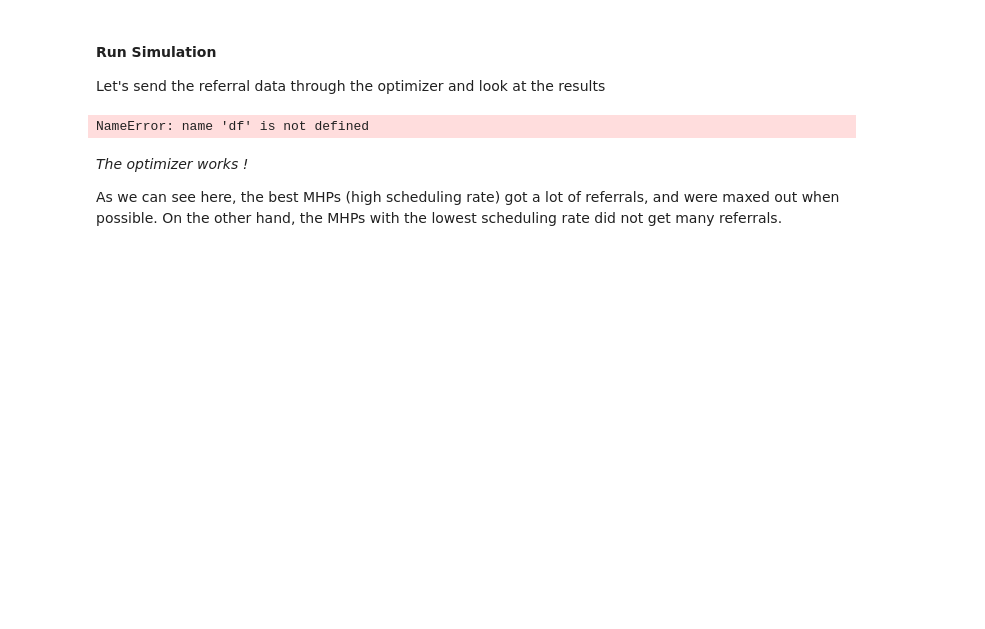
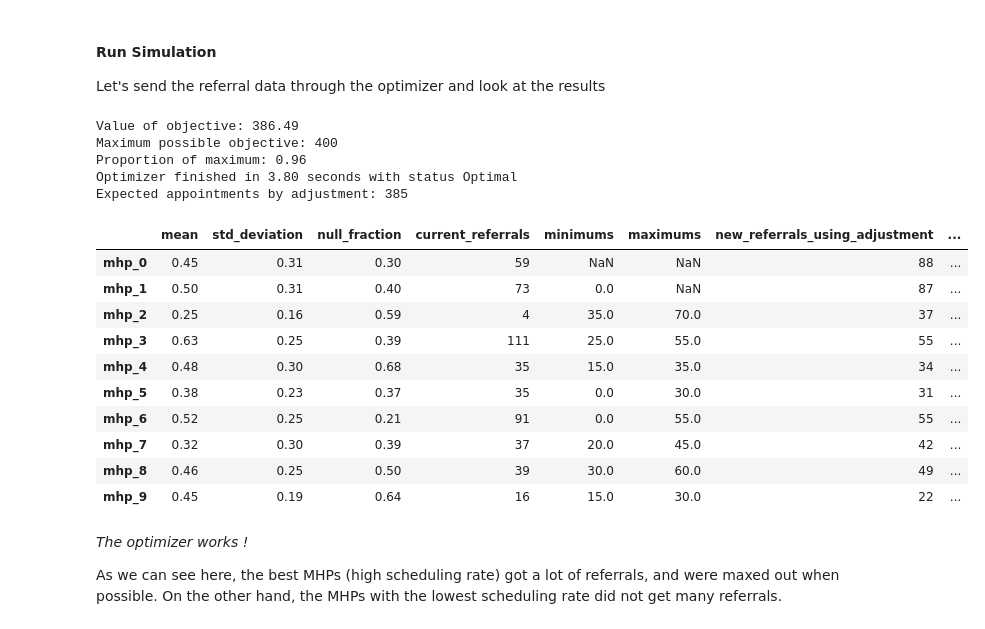
Before and after one commit to ratish-dalvi/contextual-MAB, a Jupyter notebook: matching.ipynb, the cells around one changed output. Cells and saved outputs as stored; diff of their text form; code cells hidden in the pictures; blank space fills up the shorter version.

```diff
--- a/matching.ipynb
+++ b/matching.ipynb
@@ -460,42 +472,63 @@ def run_linear_optimization(df, maximums, minimums):
 
 Let's send the referral data through the optimizer and look at the results
 # %%
-def run_simulation(df, mhps):
+def train(df, mhps, compute_adjustments, verbose=True):
     n_referrals, n_mhps = df.shape
     minimums = [mhp.minimum for mhp in mhps]
     maximums = [mhp.maximum for mhp in mhps]
 
-    adjustment, assignment = run_linear_optimization(df, maximums, minimums)
-    assign = [mhps[j].name  for i in range(n_referrals) for j in range(n_mhps) if assignment[i, j].varValue == 1]
-    assigned_score = [df.loc[i, mhps[j].name]
-                      for i in range(n_referrals) for j in range(n_mhps) if assignment[i, j].varValue == 1]
+    solver = run_linear_optimization(df, maximums, minimums, compute_adjustments, verbose)
+    df_results = get_summary_df(df, mhps)
 
-    df_results = get_summary_df(df)
-    df_results["new_referrals_using_assignment"] = pd.value_counts(assign)
-    df_results['adjustment'] = adjustment
+    if compute_adjustments:
+        df_new = df.copy(deep=True)
+        for i in range(n_mhps):
+            col = mhps[i].name
+            df_new[col] = (df_new[col] + solver.adjustment[i])
 
-    df_new = df.copy(deep=True)
-    for i in range(n_mhps):
-        col = mhps[i].name
-        df_new[col] = (df_new[col] + adjustment[i])
+        exp_appts = 0
+        for i in range(n_referrals):
+            row = df_new.iloc[i]
+            idxmax_adjusted = row.idxmax()
+            exp_appts += df[idxmax_adjusted].iloc[i]
 
-    # df_results['new_referrals_using_adjustment'] = df_new.idxmax(axis=1).value_counts()
-    exp_appts_by_adjustment = 0
-    for i in range(n_referrals):
-        idxmax_adjusted = df_new.idxmax(axis=1).loc[i]
-        exp_appts_by_adjustment += df.loc[i, idxmax_adjusted]
+        if verbose:
+            print("Expected appointments by adjustment: %d" % exp_appts)
+        df_results['new_referrals_using_adjustment'] = df_new.idxmax(axis=1).value_counts()
+        df_results['adjustment'] = pd.Series({mhps[i].name: solver.adjustment[i] for i in range(n_mhps)})
 
-    print("\nExpected appointments by assignment: %d" % sum(assigned_score))
-    print("Expected appointments by adjustment: %d" % exp_appts_by_adjustment)
+    else:
+
+        assigned_score = [df.iloc[i, solver.assignment[i]] for i in range(n_referrals)]
+        exp_appts = sum(assigned_score)
+        df_results["new_referrals_using_assignment"] = pd.value_counts(solver.assignment)
+        if verbose:
+            print("Expected appointments by assignment: %d" % exp_appts)
+
+    solver.expected_appointments = exp_appts
+    return df_results, solver
 
     # Note - the new counts of referrals using adjustment should be exactly the same
     # as the counts with assignment (decision variable), because assignment of a referral
     # happens to the MHP with maximum `score + adjustment` for the given referral
 
-
-    # df_vol['new_referrals_using_adjustment'] = df_new.idxmax(axis=1).value_counts()
-    # df_vol[['minimums', 'maximums', 'current_referrals', 'new_referrals_using_assignment', 'adjustment']]
-
-df_results = run_simulation(df, mhps)
+df, mhps = generate_data(n_referrals=500, n_mhps=10)
+df_results, solver = train(df, mhps, compute_adjustments=True)
+df_results
 # %% [output]
-NameError: name 'df' is not defined
+Value of objective: 386.49
+Maximum possible objective: 400
+Proportion of maximum: 0.96
+Optimizer finished in 3.80 seconds with status Optimal
+Expected appointments by adjustment: 385
+|  | mean | std_deviation | null_fraction | current_referrals | minimums | maximums | new_referrals_using_adjustment | ... |
+| mhp_0 | 0.45 | 0.31 | 0.30 | 59 | NaN | NaN | 88 | ... |
+| mhp_1 | 0.50 | 0.31 | 0.40 | 73 | 0.0 | NaN | 87 | ... |
+| mhp_2 | 0.25 | 0.16 | 0.59 | 4 | 35.0 | 70.0 | 37 | ... |
+| mhp_3 | 0.63 | 0.25 | 0.39 | 111 | 25.0 | 55.0 | 55 | ... |
+| mhp_4 | 0.48 | 0.30 | 0.68 | 35 | 15.0 | 35.0 | 34 | ... |
+| mhp_5 | 0.38 | 0.23 | 0.37 | 35 | 0.0 | 30.0 | 31 | ... |
+| mhp_6 | 0.52 | 0.25 | 0.21 | 91 | 0.0 | 55.0 | 55 | ... |
+| mhp_7 | 0.32 | 0.30 | 0.39 | 37 | 20.0 | 45.0 | 42 | ... |
+| mhp_8 | 0.46 | 0.25 | 0.50 | 39 | 30.0 | 60.0 | 49 | ... |
+| mhp_9 | 0.45 | 0.19 | 0.64 | 16 | 15.0 | 30.0 | 22 | ... |
```
Also changed, not shown: parts of 12 cells of this notebook.
